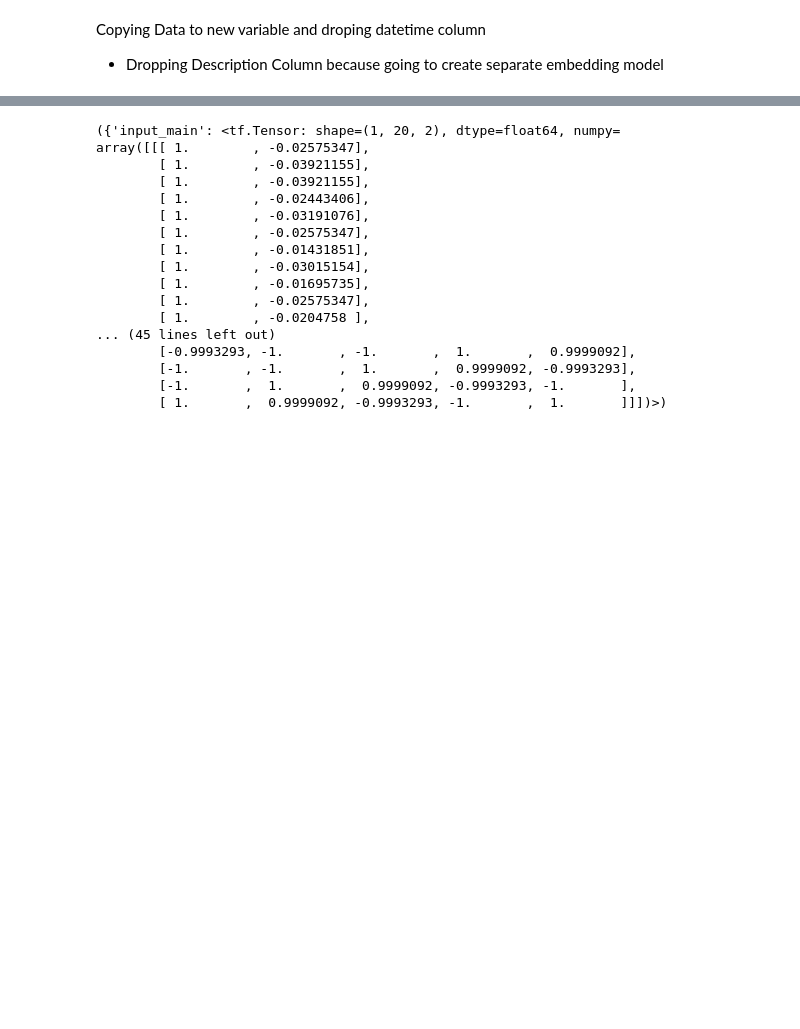
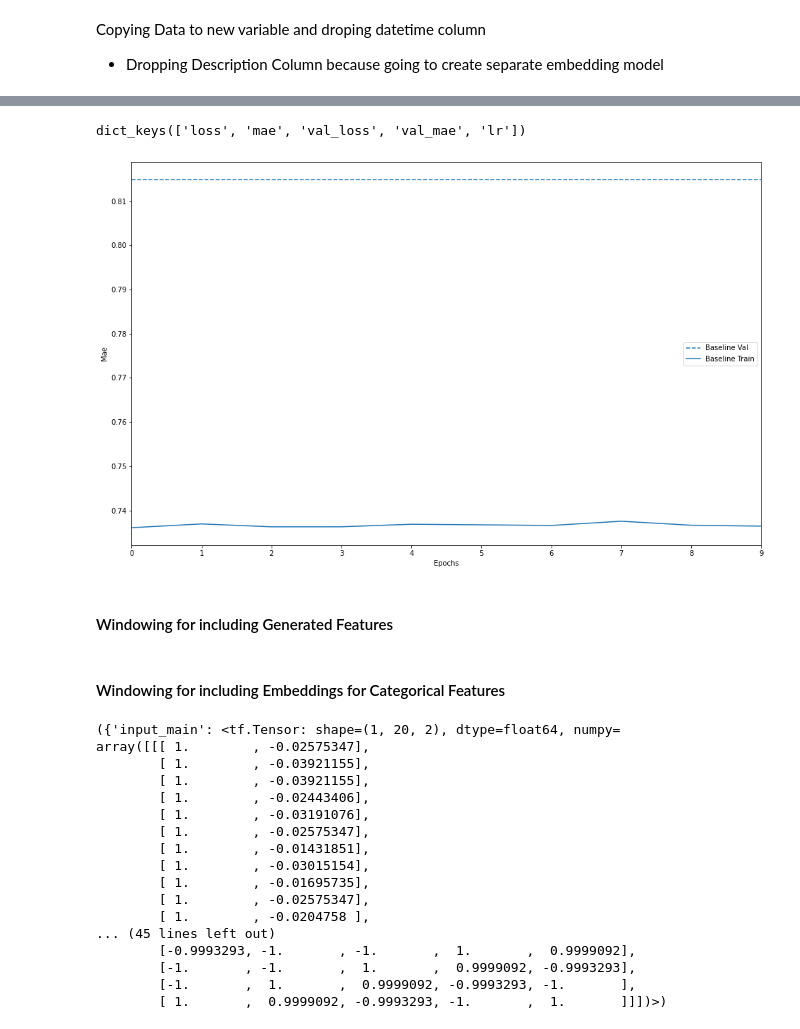
Before and after one commit to maxbrent/IsaziChallenge, a Jupyter notebook: Isazi_AI_Challenge.ipynb, the cells around one changed output, grey strips where cells are left out. Saved outputs shown, nothing was run; the diff lists cells and outputs as text; code cells hidden in the pictures; blank space fills up the shorter version.

Commit message:
Basic Model

```diff
--- a/Isazi_AI_Challenge.ipynb
+++ b/Isazi_AI_Challenge.ipynb
@@ -208,3 +283,0 @@ dataset = transform_num_data(dataset)
-# %%
-# Just Selecting 1000 Rows to train model
-dataset = dataset[:1000, :]
@@ -240,0 +403,7 @@ print(dataset[:20, :])
+# %%
+preview_set = windowed_dataset_train(dataset, 10, 1, 60, 2) # 2 timesteps ahead with sliding window contain 10 samples, remove shuffle to preview window
+train_set = windowed_dataset_train(dataset[:124, :], 44, 2, 60, 7)
+valid_set = windowed_dataset_valid(dataset[124:178, :], 44, 2, 60, 7)
+# train_set = windowed_dataset_train(dataset[:700000, :], 64, 1024, 1000, 10) # 100 timesteps ahead with 1st 700 000 of data
+# valid_set = windowed_dataset_valid(dataset[700001:800000, :], 64, 1024, 1000, 10) # 100 timesteps ahead with last 260 000 of data
+# test_set = windowed_dataset_test(dataset[800001:900000, :], 64, 1024, 1000, 10)
@@ -240,0 +437,14 @@ print(dataset[:20, :])
+# %%
+model = tf.keras.models.Sequential([
+    # tf.keras.layers.Conv1D(filters=8, kernel_size=5,
+    #                     strides=1, padding="causal",
+    #                     activation="relu",
+    #                     input_shape=[None, 2]),
+    tf.keras.layers.LSTM(7, return_sequences=True, dropout=0.5, recurrent_dropout=0.5, input_shape=[None, 2]),
+    # tf.keras.layers.Dense(31, activation="relu"), # is the same as applying a TimeDistributed Layer, the only reason we use TimeDistributed is for clarity to say that it is
+    # tf.keras.layers.Dense(31),
+
+  ])
+lr_schedule = tf.keras.callbacks.LearningRateScheduler(lambda epoch: 1e-8 * 10**(epoch / 20))
+optimizer = tf.keras.optimizers.SGD(lr=1e-8, momentum=0.9)
+model.compile(loss=tf.keras.losses.Huber(), optimizer=optimizer, metrics=["mae"])
@@ -240,0 +464,2 @@ print(dataset[:20, :])
+# %%
+history = model.fit(train_set, epochs=10, validation_data=valid_set, callbacks=[lr_schedule])
@@ -241,3 +487,31 @@ print(dataset[:20, :])
+# %%
+history.history.keys()
+# %% [output]
+dict_keys(['loss', 'mae', 'val_loss', 'val_mae', 'lr'])
+# %%
+def plot_history(histories, key='mae'):
+  plt.figure(figsize=(16,10))
+
+  for name, history in histories:
+    val = plt.plot(history.epoch, history.history['val_'+key],
+                   '--', label=name.title()+' Val')
+    plt.plot(history.epoch, history.history[key], color=val[0].get_color(),
+             label=name.title()+' Train')
+
+  plt.xlabel('Epochs')
+  plt.ylabel(key.replace('_',' ').title())
+  plt.legend()
+
+  plt.xlim([0,max(history.epoch)])
+
+
+plot_history([('baseline', history)])
+# %% [output]
+[figure, added]
+# %% [markdown]
+#### Windowing for including Generated Features
+# %% [markdown]
+#### Windowing for including Embeddings for Categorical Features
 # %%
 # Test Window for Train
 def windowed_dataset_train(series, window_size, batch_size, shuffle_buffer, step_forecast):
```
Also changed, not shown: parts of 30 cells of this notebook.
